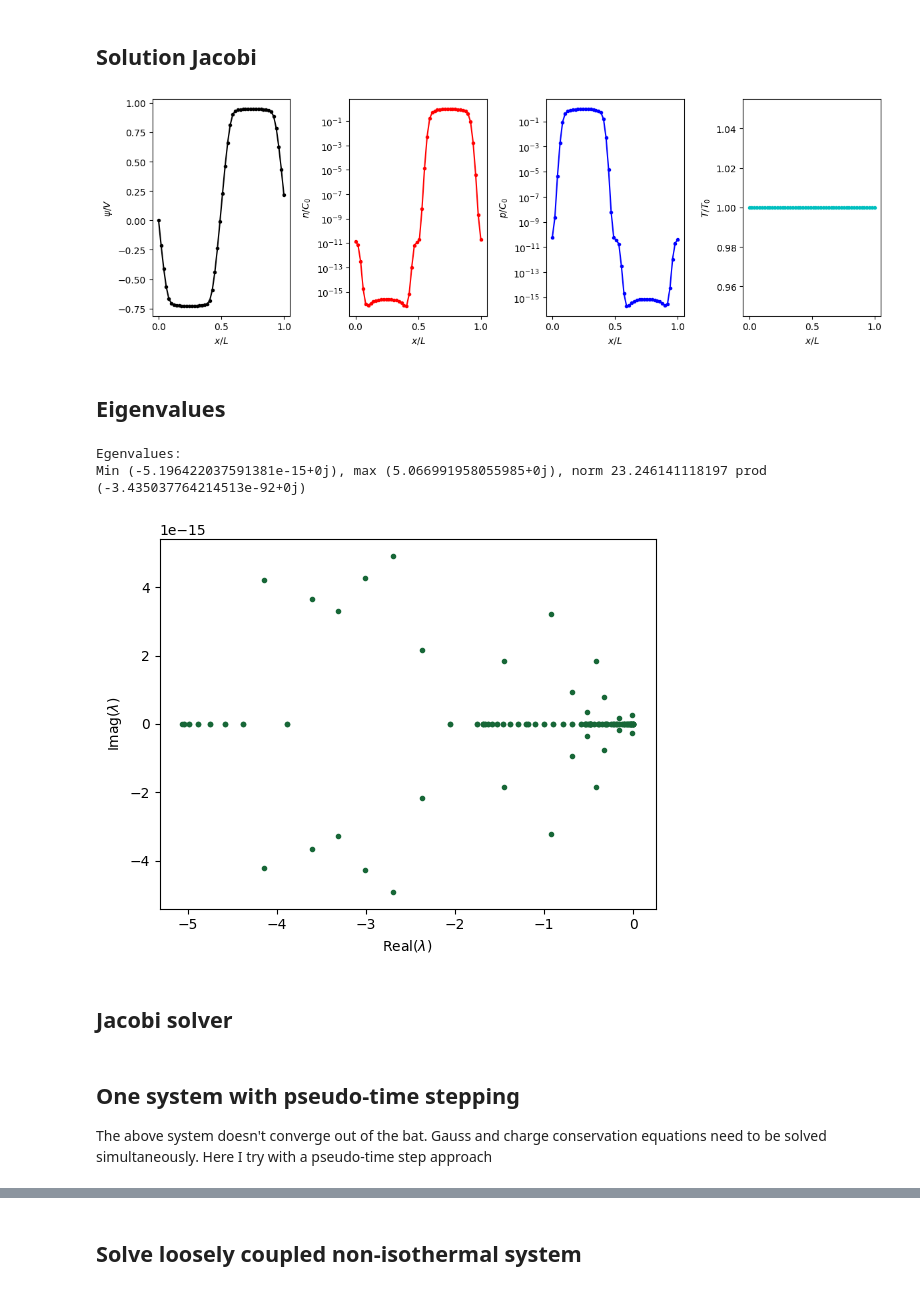
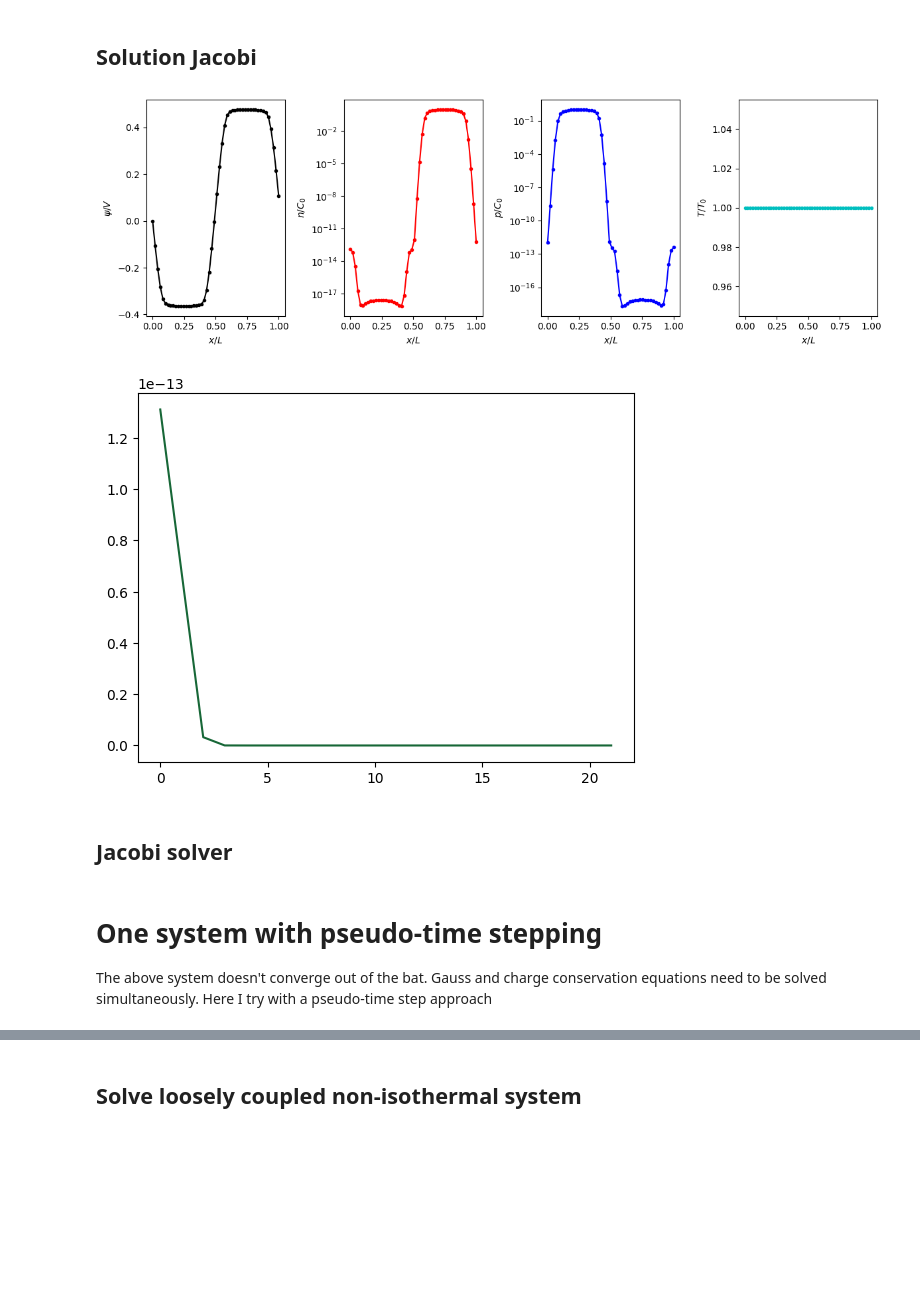
Before and after one commit to marc-flex/charge_notebooks, a Jupyter notebook: 1D_numerics_comparison.ipynb, the cells around one changed output, grey strips where cells are left out. Cells and saved outputs as stored; diff of their text form; code cells hidden in the pictures; blank space fills up the shorter version.

```diff
--- a/1D_numerics_comparison.ipynb
+++ b/1D_numerics_comparison.ipynb
@@ -19,12 +17,12 @@ T0 = 300 # K
 vt0 = td.K_B * T0 # V
 mu0 = 1500 * 1e8 # um2/(Vs)
 Er = 5 # relative permittivity
-Vmax = 1 # V
+Vmax = 2 # V
 t0 = L*L/Vmax/mu0 # seconds
 
 mu_n = 1500 * 1e8 / mu0
 mu_p = 500 * 1e8 / mu0
-tau_n = tau_p = 1e-10 / t0
+tau_n = tau_p = 1e-8 / t0
 Eg = 1.12 / Vmax # non-dimenal energy bandgap
 
 ni = 1e10 * 1e-12 / C0
@@ -269,18 +315,26 @@ def compute_source_jacobian_ad(Js, U):
 # %%
 U = np.zeros(3*N)
 
-def init_solution(U):
+def init_solution(U, is_log = False):
     U.fill(0)
     for i in range(N):
         c = np.sin(2*np.pi*dx*i)
 
-        U[N + i] = ni
-        U[2*N + i] = ni
+        log_ni = ni
+        if is_log:
+            log_ni = np.log(ni)
+
+        U[N + i] = log_ni
+        U[2*N + i] = log_ni
 
         if c > 0:
             U[2*N + i] = ni + 0.8*c
+            if is_log:
+                U[2*N + i] = np.log(ni + 0.8*c)
         elif c < 0:
             U[N + i] = ni - 0.8 * c
+            if is_log:
+                U[N + i] = np.log(ni - 0.8 * c)
     return U
 
 U = init_solution(U)
@@ -328,9 +396,14 @@ plt.show()
 # %%
 # visualize solution
-def plot_solution(U, T):
+def plot_solution(U, T, is_log = False):
     phi = U[0:N]
-    n = U[N:2*N]
-    p = U[2*N:3*N]
+    if is_log:
+        n = np.exp(U[N:2*N])
+        p = np.exp(U[2*N:3*N])
+    else:
+        n = U[N:2*N]
+        p = U[2*N:3*N]
+
     _, ax = plt.subplots(1, 4, figsize=(12, 4))
     ax[0].plot(np.linspace(0,1,N), phi, 'k.-')
     ax[0].set_ylabel("$\psi/V$")
@@ -438,6 +544,6 @@ def solve_jacobi_3_eq(U, J, relaxation = 0.3):
     return U
 # %%
 jac_time = time.time()
-U_jac = solve_jacobi_3_eq(U,J, relaxation=0.3)
+U_jac = solve_jacobi_3_eq(U,J, relaxation=0.3,use_log_sol=False)
 jac_time = time.time() - jac_time
 # %% [output]
@@ -462,27 +568,12 @@ Jacobi iter 4100 == Norm error 1.066e-06 ---- Min 1.066e-06, Max 1.066e-06,
 # %% [markdown]
 ## Solution Jacobi
 # %%
-plot_solution(U_jac, T)
+plot_solution(U_jac, T, is_log=False)
+plt.plot(U_jac[N:int(1.45*N)])
+plt.show()
 # %% [output]
-[figure, old version]
+[figure, new version]
+[figure, added]
-# %% [markdown]
-## Eigenvalues
-# %%
-# Compute eigenvalues and eigenvectors
-J = compute_jacobian(J, U, T)
-Jad = compute_jacobian_ad(Jad, U, T)
-eigenvalues, eigenvectors = np.linalg.eig(Jad)
-
-print("Egenvalues:")
-print(f"Min {np.min(eigenvalues)}, max {np.max(eigenvalues)}, norm {np.linalg.norm(eigenvalues)} prod {np.prod(eigenvalues)}")
-plt.plot(-np.real(eigenvalues), np.imag(eigenvalues), '.')
-plt.xlabel("Real($\lambda$)")
-plt.ylabel("Imag($\lambda$)")
-plt.show()
-# %% [output]
-Egenvalues:
-Min (-5.196422037591381e-15+0j), max (5.066991958055985+0j), norm 23.246141118197 prod (-3.435037764214513e-92+0j)
-[figure, removed]
 # %% [markdown]
 ## Jacobi solver
 # %%
@@ -518,6 +609,6 @@ def solve_jacobi(A, B, X, relaxation = 0.3, verbose = False, max_iters = 1e4, er
         plt.show()
     return X, k
 # %% [markdown]
-## One system with pseudo-time stepping
+# One system with pseudo-time stepping
 The above system doesn't converge out of the bat. Gauss and charge conservation equations need to be solved simultaneously. Here I try with a pseudo-time step approach
 # %%
```
Also changed, not shown: parts of 24 cells of this notebook.
